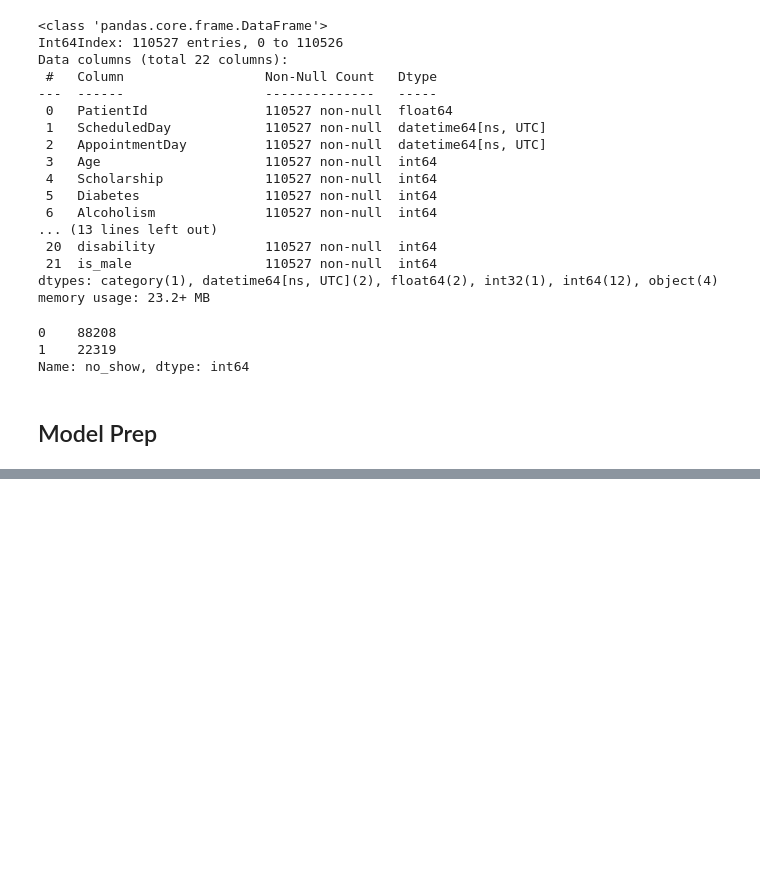
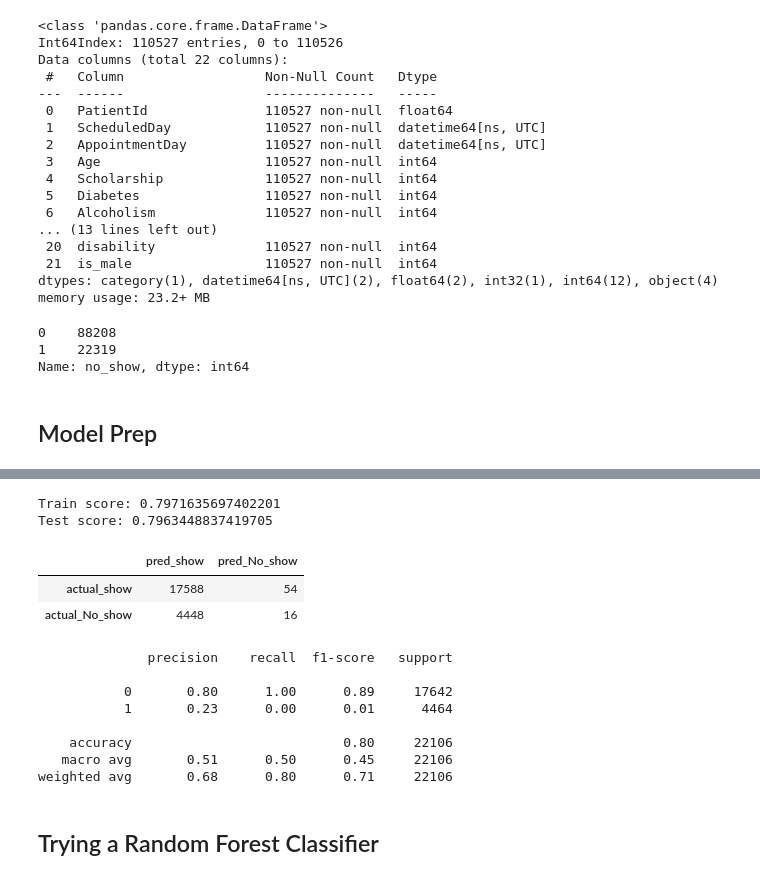
Before and after one commit to mgalaviz1/my_work, a Jupyter notebook: capstone2/predicting_no_shows.ipynb, the cells around one changed output, grey strips where cells are left out. Saved outputs shown, nothing was run; the diff lists cells and outputs as text; code cells hidden in the pictures; blank space fills up the shorter version.

```diff
--- a/capstone2/predicting_no_shows.ipynb
+++ b/capstone2/predicting_no_shows.ipynb
@@ -917,0 +845,12 @@ df_merge.feels_like.value_counts()
+# %%
+# Sample majority class to have less observations
+X_train_0_sample = X_train_0.sample(n, replace=False, random_state=42)
+
+# Sample minority class to have more observations
+X_train_1_sample = X_train_1.sample(n, replace=True, random_state=42)
+# %%
+# Re-combine data (using the downsampled X for majority class)
+X_train_resample = pd.concat((X_train_1_sample, X_train_0_sample))
+X_train_resample = X_train_resample.reset_index(drop=True)
+
+y_train_resample = np.array([1] * n + [0] * n)
@@ -917,0 +865,14 @@ df_merge.feels_like.value_counts()
+# %%
+params = {
+    "model__subsample": [0.1, 0.5, 0.75],
+    "model__colsample_bytree": [0.1, 0.5, 0.75],
+    "model__max_depth": [3, 4, 5],
+}
+
+n_trees = 100
+learning_rate = 2 / n_trees
+# %%
+pipeline_cv = GridSearchCV(pipeline, params, verbose=1, cv=2)
+pipeline_cv.fit(X_train_resample, y_train_resample)
+
+pipeline_cv.best_params_
@@ -917,0 +898,34 @@ df_merge.feels_like.value_counts()
+# %%
+train_score = pipeline_cv.score(X_train, y_train)
+test_score = pipeline_cv.score(X_test, y_test)
+
+print(f"Train score: {train_score}")
+print(f"Test score: {test_score}\n")
+
+y_pred = pipeline_cv.predict(X_test)
+
+confusion_mat = confusion_matrix(y_test, y_pred)
+confusion_df = pd.DataFrame(
+    confusion_mat,
+    index=["actual_show", "actual_No_show"],
+    columns=["pred_show", "pred_No_show"],
+)
+display(confusion_df)
+
+print(classification_report(y_test, y_pred))
+# %% [output]
+Train score: 0.7971635697402201
+Test score: 0.7963448837419705
+|  | pred_show | pred_No_show |
+| actual_show | 17588 | 54 |
+| actual_No_show | 4448 | 16 |
+              precision    recall  f1-score   support
+
+           0       0.80      1.00      0.89     17642
+           1       0.23      0.00      0.01      4464
+
+    accuracy                           0.80     22106
+   macro avg       0.51      0.50      0.45     22106
+weighted avg       0.68      0.80      0.71     22106
+# %% [markdown]
+## Trying a Random Forest Classifier
```
Also changed, not shown: parts of 51 cells of this notebook, 1 other file.
